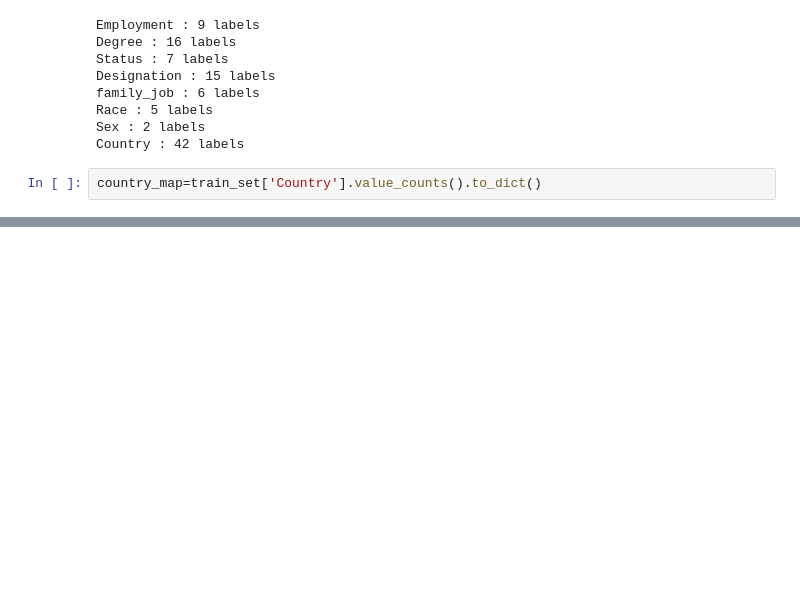
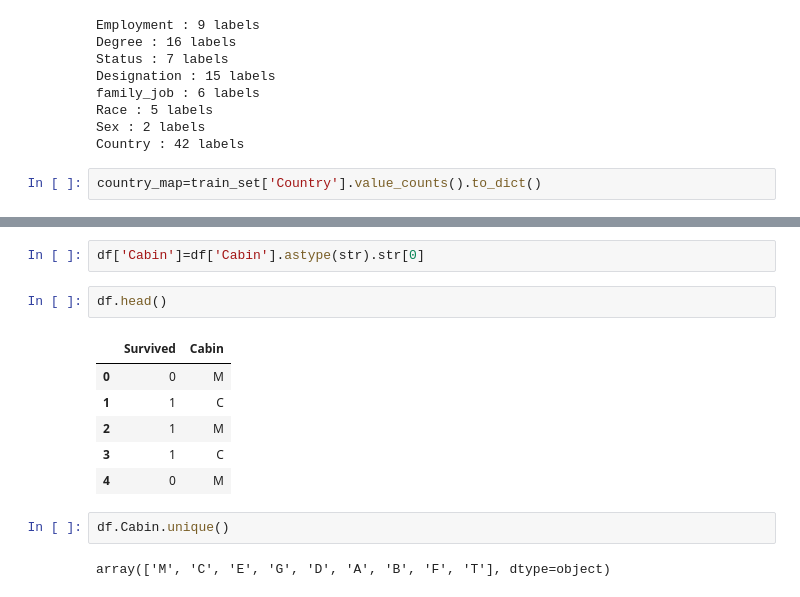
Before and after one commit to AugustineJosephMN/Feature-Engineering, a Jupyter notebook: Handling Categorical Features.ipynb, the cells around one changed output, grey strips where cells are left out. Drawn from its saved outputs; the diff is of its cells as text; blank space fills up the shorter version.

```diff
--- a/Handling Categorical Features.ipynb
+++ b/Handling Categorical Features.ipynb
@@ -270,0 +296,15 @@ train_set.head(20)
+# %%
+df['Cabin']=df['Cabin'].astype(str).str[0]
+# %%
+df.head()
+# %% [output]
+|  | Survived | Cabin |
+| 0 | 0 | M |
+| 1 | 1 | C |
+| 2 | 1 | M |
+| 3 | 1 | C |
+| 4 | 0 | M |
+# %%
+df.Cabin.unique()
+# %% [output]
+array(['M', 'C', 'E', 'G', 'D', 'A', 'B', 'F', 'T'], dtype=object)
```
Also changed, not shown: parts of 7 cells of this notebook.
